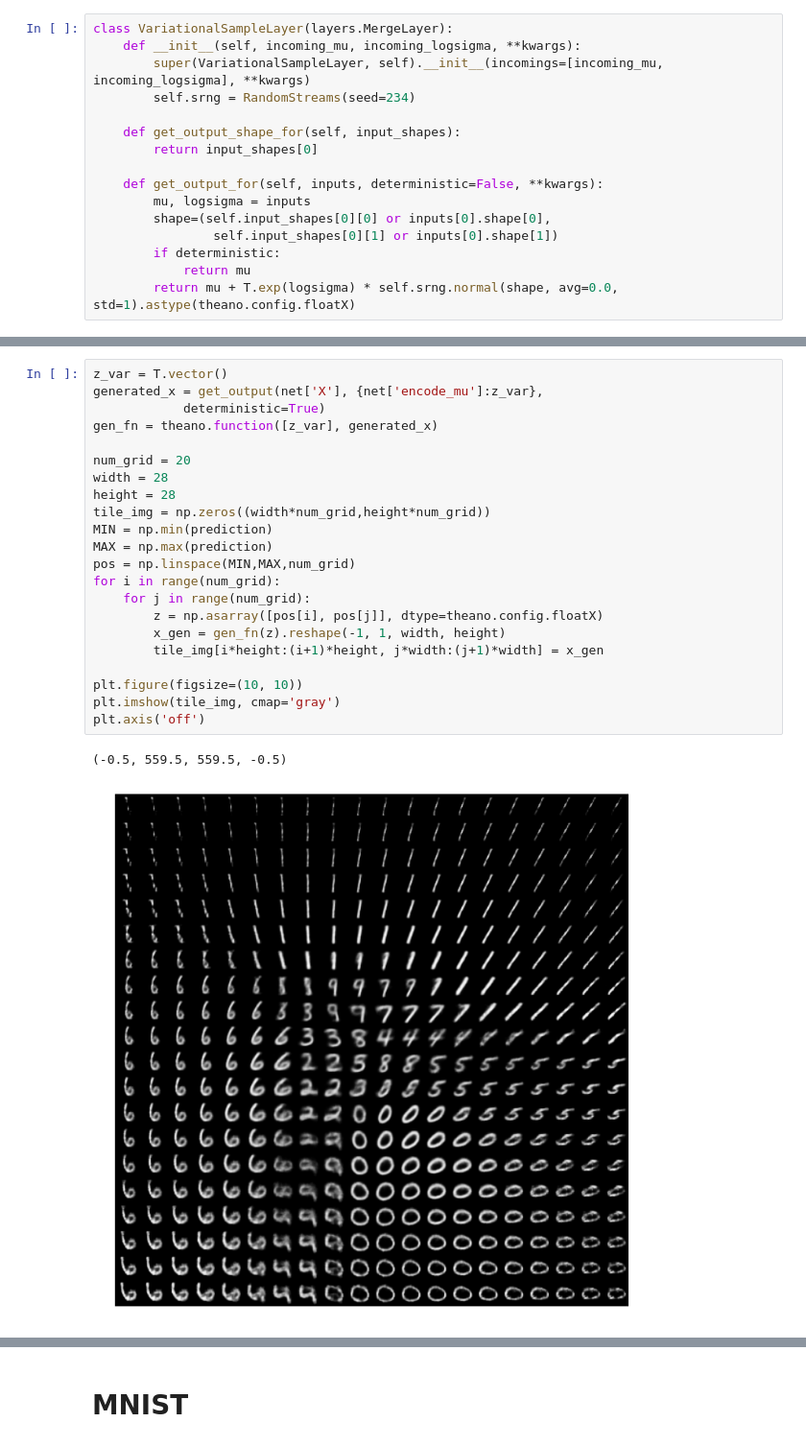
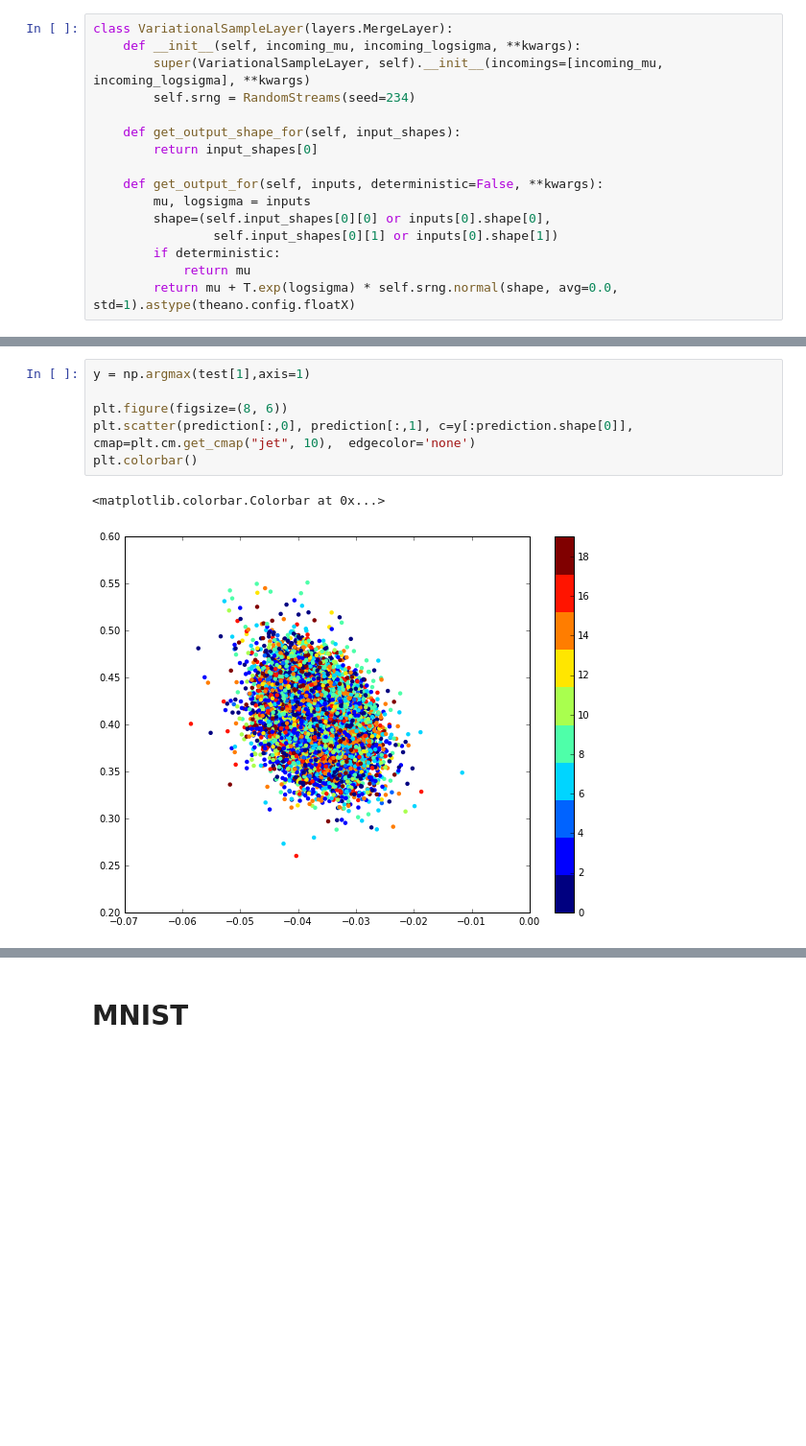
Before and after one commit to p-koo/theanomics, a Jupyter notebook: notebook/Convolutional autoencoding variational Bayes.ipynb, the cells around one changed output, grey strips where cells are left out. Shown at 96% size. Cells and saved outputs as stored; diff of their text form; blank space fills up the shorter version.

```diff
--- a/notebook/Convolutional autoencoding variational Bayes.ipynb
+++ b/notebook/Convolutional autoencoding variational Bayes.ipynb
@@ -465,25 +503,9 @@ plt.colorbar()
-# %%
-z_var = T.vector()
-generated_x = get_output(net['X'], {net['encode_mu']:z_var},
-            deterministic=True)
-gen_fn = theano.function([z_var], generated_x)
-
-num_grid = 20
-width = 28
-height = 28
-tile_img = np.zeros((width*num_grid,height*num_grid))
-MIN = np.min(prediction)
-MAX = np.max(prediction)
-pos = np.linspace(MIN,MAX,num_grid)
-for i in range(num_grid):
-    for j in range(num_grid):
-        z = np.asarray([pos[i], pos[j]], dtype=theano.config.floatX)
-        x_gen = gen_fn(z).reshape(-1, 1, width, height)
-        tile_img[i*height:(i+1)*height, j*width:(j+1)*width] = x_gen
-
-plt.figure(figsize=(10, 10))
-plt.imshow(tile_img, cmap='gray')
-plt.axis('off')
-# %% [output]
-(-0.5, 559.5, 559.5, -0.5)
-[figure, removed]
+# %%
+y = np.argmax(test[1],axis=1)
+
+plt.figure(figsize=(8, 6))
+plt.scatter(prediction[:,0], prediction[:,1], c=y[:prediction.shape[0]], cmap=plt.cm.get_cmap("jet", 10),  edgecolor='none')
+plt.colorbar()
+# %% [output]
+<matplotlib.colorbar.Colorbar at 0x...>
+[figure, added]
```
Also changed, not shown: parts of 23 cells of this notebook, 25 other files.
